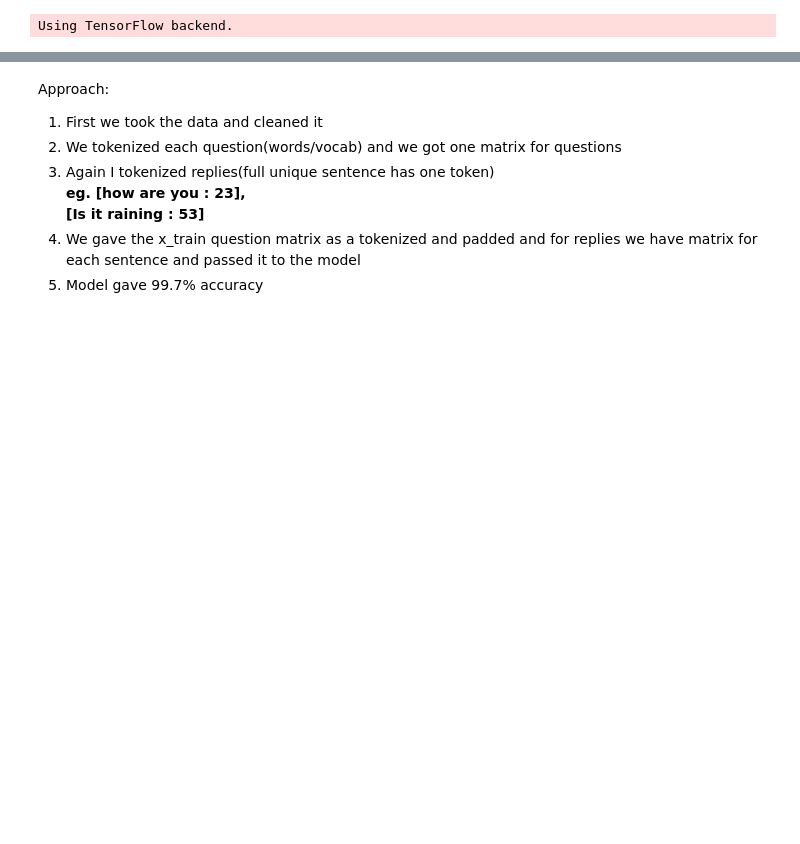
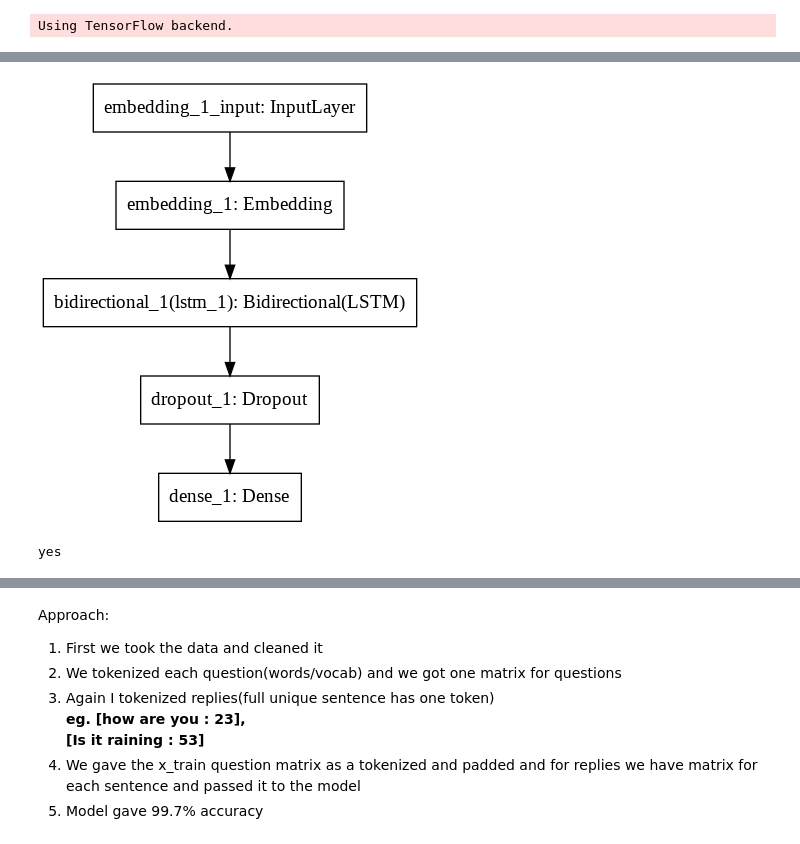
Before and after one commit to yatindma/Automated-Response-Suggestion-for-Email, a Jupyter notebook: Smart_email_reply_suggestion.ipynb, the cells around one changed output, grey strips where cells are left out. Cells and saved outputs as stored; diff of their text form; code cells hidden in the pictures; blank space fills up the shorter version.

```diff
--- a/Smart_email_reply_suggestion.ipynb
+++ b/Smart_email_reply_suggestion.ipynb
@@ -107,6 +110,8 @@ cleaned_replies = []
 for sentence in reply_list:
    cleaned_replies.append(re.sub('[^A-Za-z0-9]+', ' ', sentence))
 
+data['reply'] = cleaned_replies
+
 reply_dict = {i:reply_list.count(i) for i in cleaned_replies}
 # %%
 from collections import OrderedDict
@@ -285,6 +320,6 @@ model = Sequential()
 model.add(embedded_layer)
 model.add(Bidirectional(LSTM(128))) # return a single vector of 100 dimension
 model.add(Dropout(0.3))
-model.add(Dense(355, activation='sigmoid')) #355 because we have 355 unique replies in the data
+model.add(Dense(353, activation='sigmoid')) #353 because we have 355 unique replies in the data
 model.compile(loss='binary_crossentropy', optimizer='adam', metrics=['accuracy'])
 # %% [output]
@@ -303,2 +363,11 @@ Use tf.where in 2.0, which has the same broadcast rule as np.where
+# %%
+from keras.utils import plot_model
+plot_model(model, to_file='model_.png')
+# %% [output]
+[figure, added]
 # %%
 x,y = generate_batch(x_train,y_train,len(x_train))
+
+test_question,test_reply = generate_batch_test(x_test,y_test,len(x_test))
+# %% [output]
+yes
```
Also changed, not shown: parts of 44 cells of this notebook.
